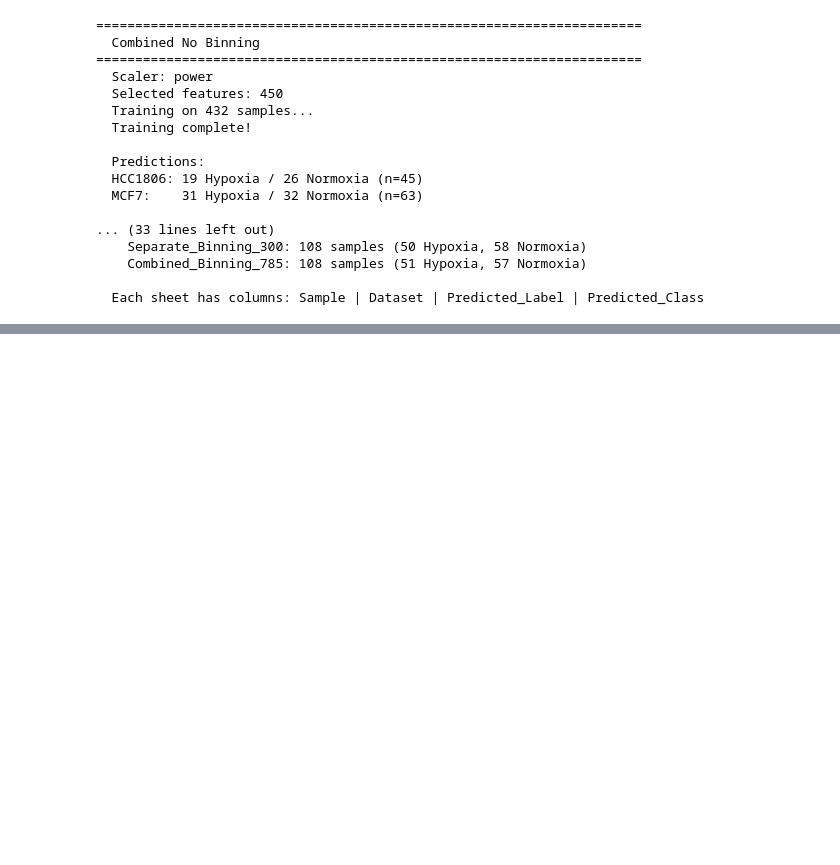
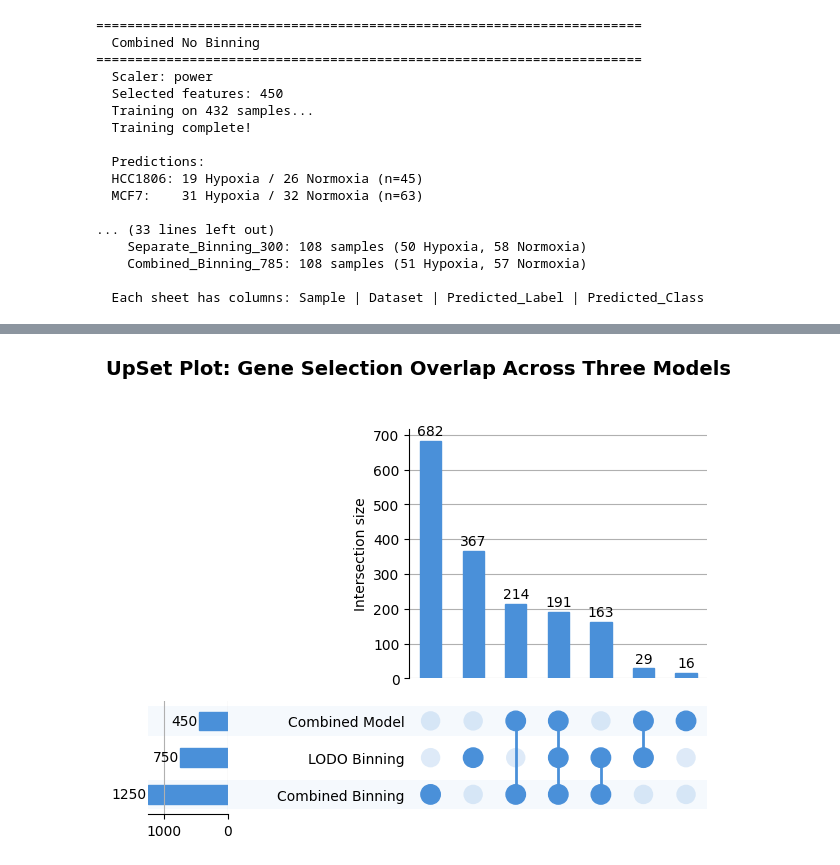
Before and after one commit to ranbirdaefler/CC-Research, a Jupyter notebook: Combined_CellLine_Model.ipynb, the cells around one changed output, grey strips where cells are left out. Drawn from its saved outputs; the diff is of its cells as text; code cells hidden in the pictures; blank space fills up the shorter version.

```diff
--- a/Combined_CellLine_Model.ipynb
+++ b/Combined_CellLine_Model.ipynb
@@ -3293,0 +3487,37 @@ print(f"\n  Each sheet has columns: Sample | Dataset | Predicted_Label | Predict
+# %%
+# =============================================================================
+# D.3  UPSET PLOT — ANOVA-SELECTED GENE SETS
+# =============================================================================
+
+from upsetplot import UpSet, from_memberships
+import matplotlib.pyplot as plt
+
+all_selected_genes = sorted(set_values[0] | set_values[1] | set_values[2])
+
+memberships = []
+for gene in all_selected_genes:
+    member = tuple(
+        name for name, res in anova_results.items() if gene in res["genes"]
+    )
+    memberships.append(member)
+
+upset_data = from_memberships(memberships)
+
+fig = plt.figure(figsize=(14, 7))
+upset = UpSet(
+    upset_data,
+    subset_size="count",
+    show_counts=True,
+    sort_by="cardinality",
+    show_percentages=False,
+    facecolor="#4A90D9",
+    element_size=40,
+)
+upset.plot(fig=fig)
+fig.suptitle(
+    "UpSet Plot: Gene Selection Overlap Across Three Models",
+    fontsize=14, fontweight="bold", y=1.02,
+)
+plt.show()
+# %% [output]
+[figure, added]
```
Also changed, not shown: parts of 23 cells of this notebook.
